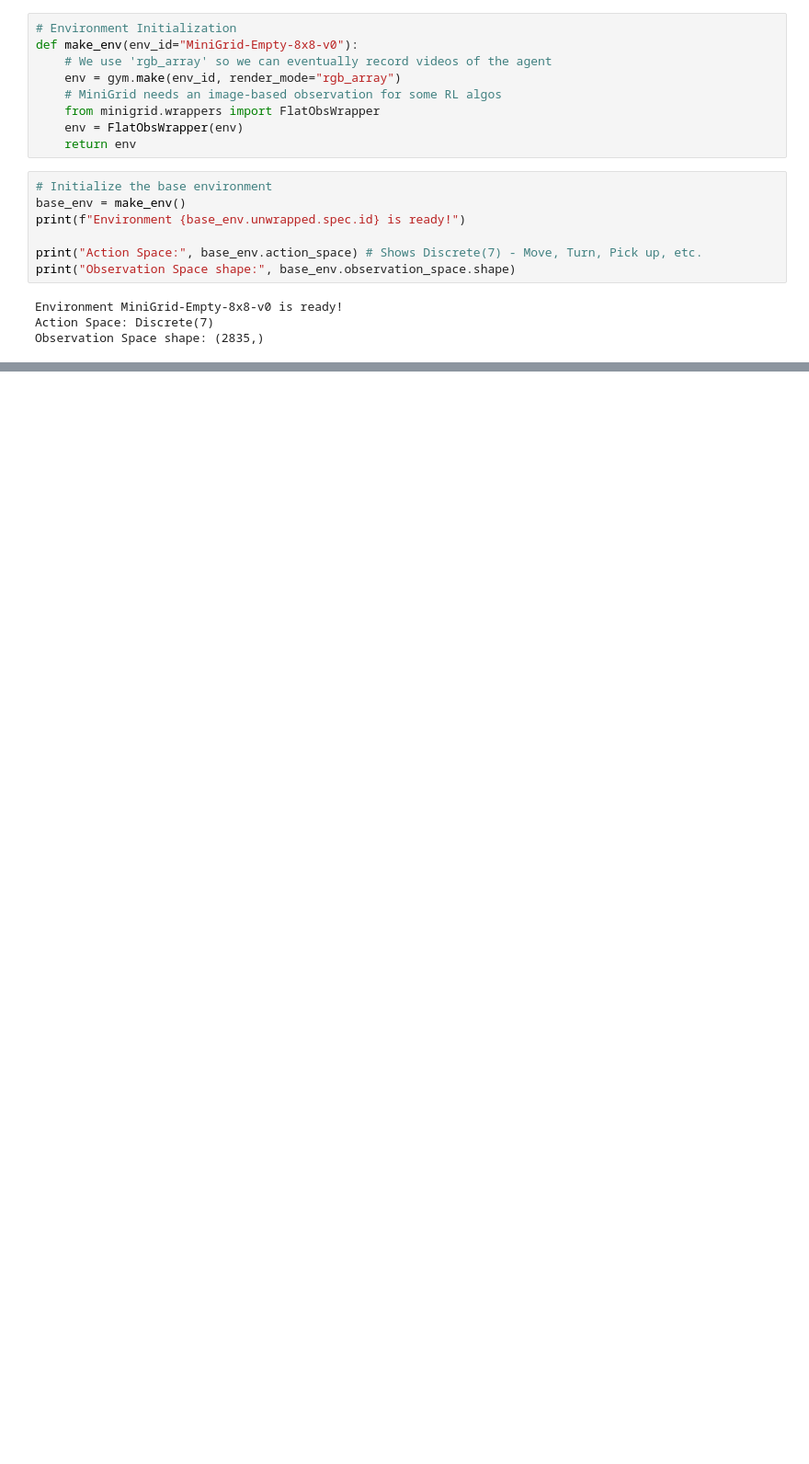
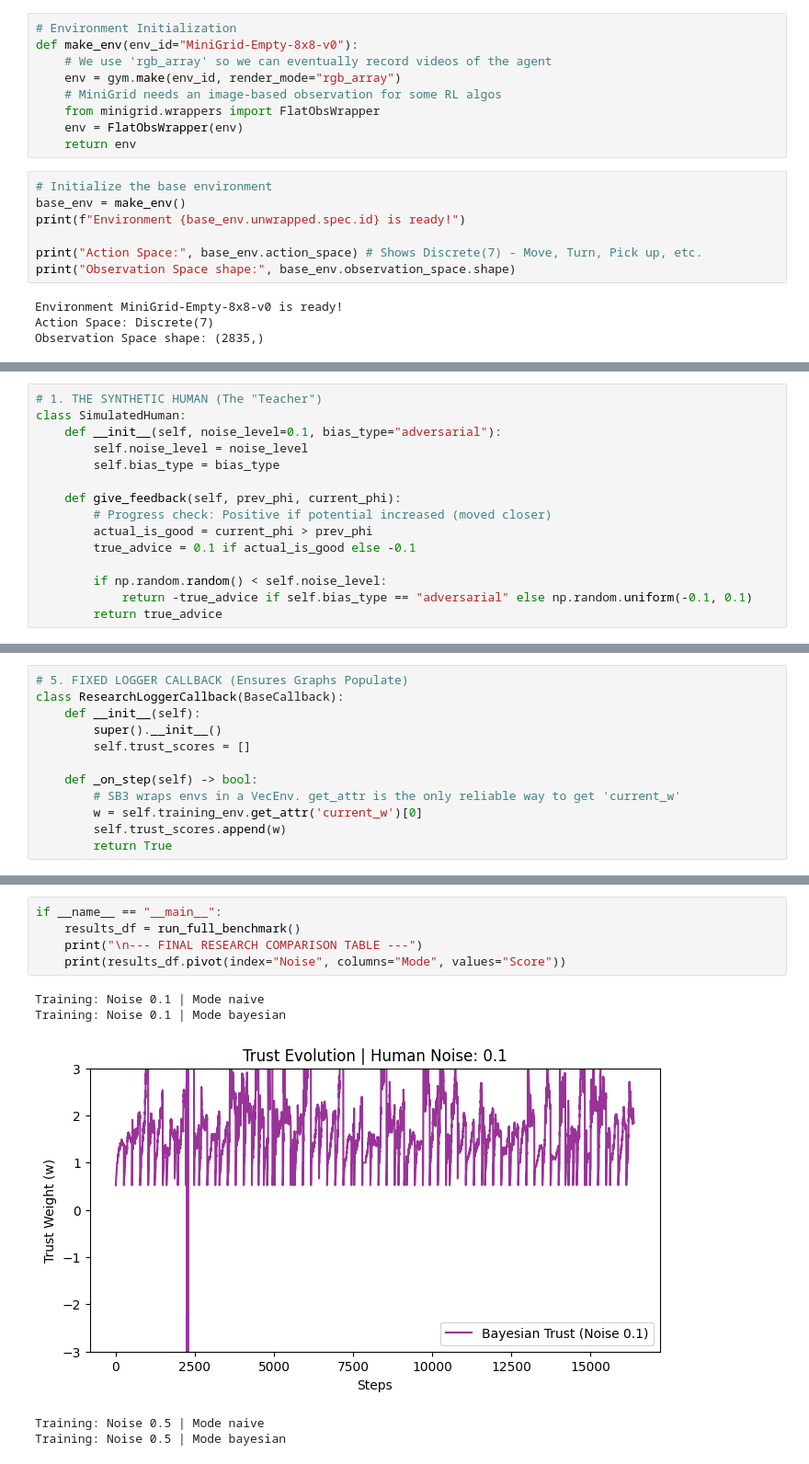
Before and after one commit to p-anika/reinforcementLearning, a Jupyter notebook: research_main.ipynb, the cells around one changed output, grey strips where cells are left out. Shown at 92% size. Drawn from its saved outputs; the diff is of its cells as text; blank space fills up the shorter version.

```diff
--- a/research_main.ipynb
+++ b/research_main.ipynb
@@ -57,0 +85,15 @@ Observation Space shape: (2835,)
+# %%
+# 1. THE SYNTHETIC HUMAN (The "Teacher")
+class SimulatedHuman:
+    def __init__(self, noise_level=0.1, bias_type="adversarial"):
+        self.noise_level = noise_level
+        self.bias_type = bias_type
+
+    def give_feedback(self, prev_phi, current_phi):
+        # Progress check: Positive if potential increased (moved closer)
+        actual_is_good = current_phi > prev_phi
+        true_advice = 0.1 if actual_is_good else -0.1
+
+        if np.random.random() < self.noise_level:
+            return -true_advice if self.bias_type == "adversarial" else np.random.uniform(-0.1, 0.1)
+        return true_advice
@@ -57,0 +136,12 @@ Observation Space shape: (2835,)
+# %%
+# 5. FIXED LOGGER CALLBACK (Ensures Graphs Populate)
+class ResearchLoggerCallback(BaseCallback):
+    def __init__(self):
+        super().__init__()
+        self.trust_scores = []
+
+    def _on_step(self) -> bool:
+        # SB3 wraps envs in a VecEnv. get_attr is the only reliable way to get 'current_w'
+        w = self.training_env.get_attr('current_w')[0]
+        self.trust_scores.append(w)
+        return True
@@ -57,0 +227,11 @@ Observation Space shape: (2835,)
+# %%
+if __name__ == "__main__":
+    results_df = run_full_benchmark()
+    print("\n--- FINAL RESEARCH COMPARISON TABLE ---")
+    print(results_df.pivot(index="Noise", columns="Mode", values="Score"))
+# %% [output]
+Training: Noise 0.1 | Mode naive
+Training: Noise 0.1 | Mode bayesian
+[figure, added]
+Training: Noise 0.5 | Mode naive
+Training: Noise 0.5 | Mode bayesian
```
Also changed, not shown: parts of 14 cells of this notebook.
